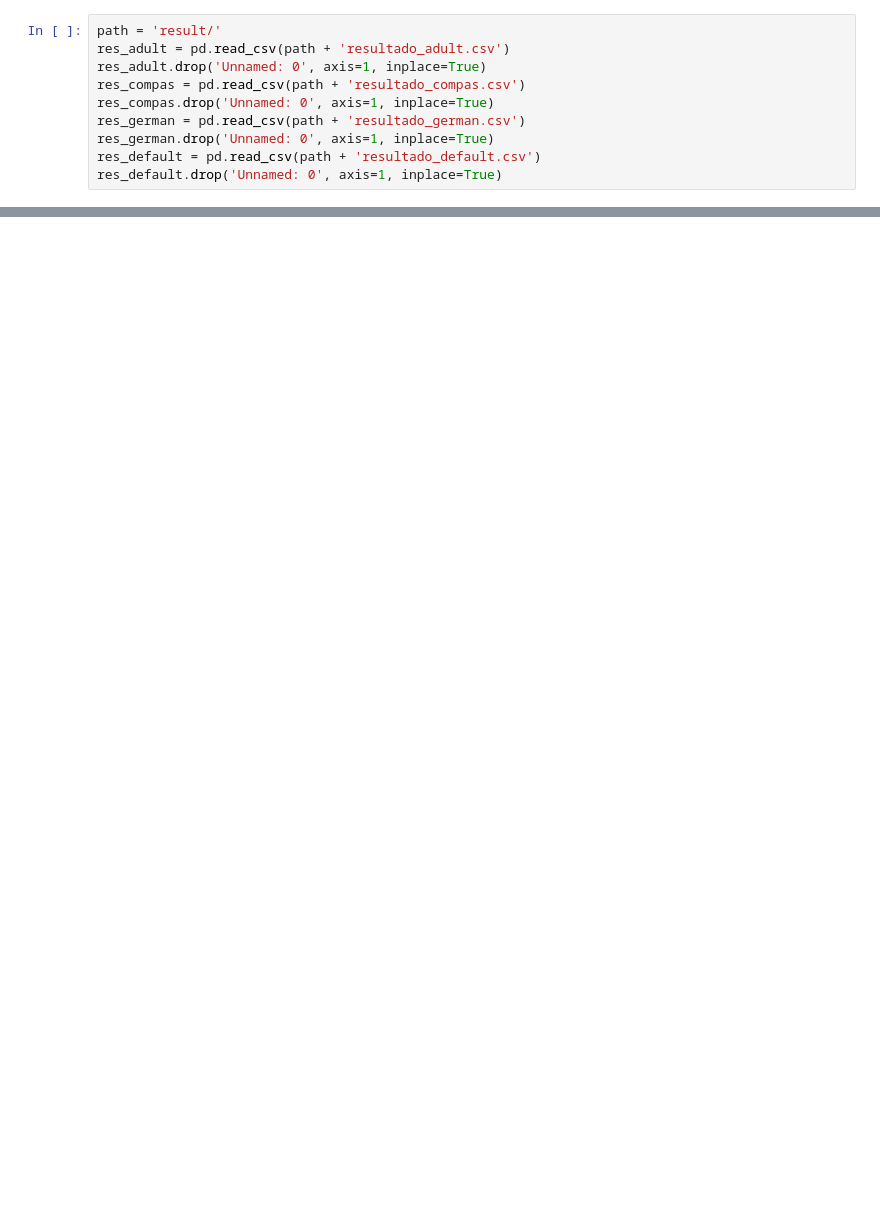
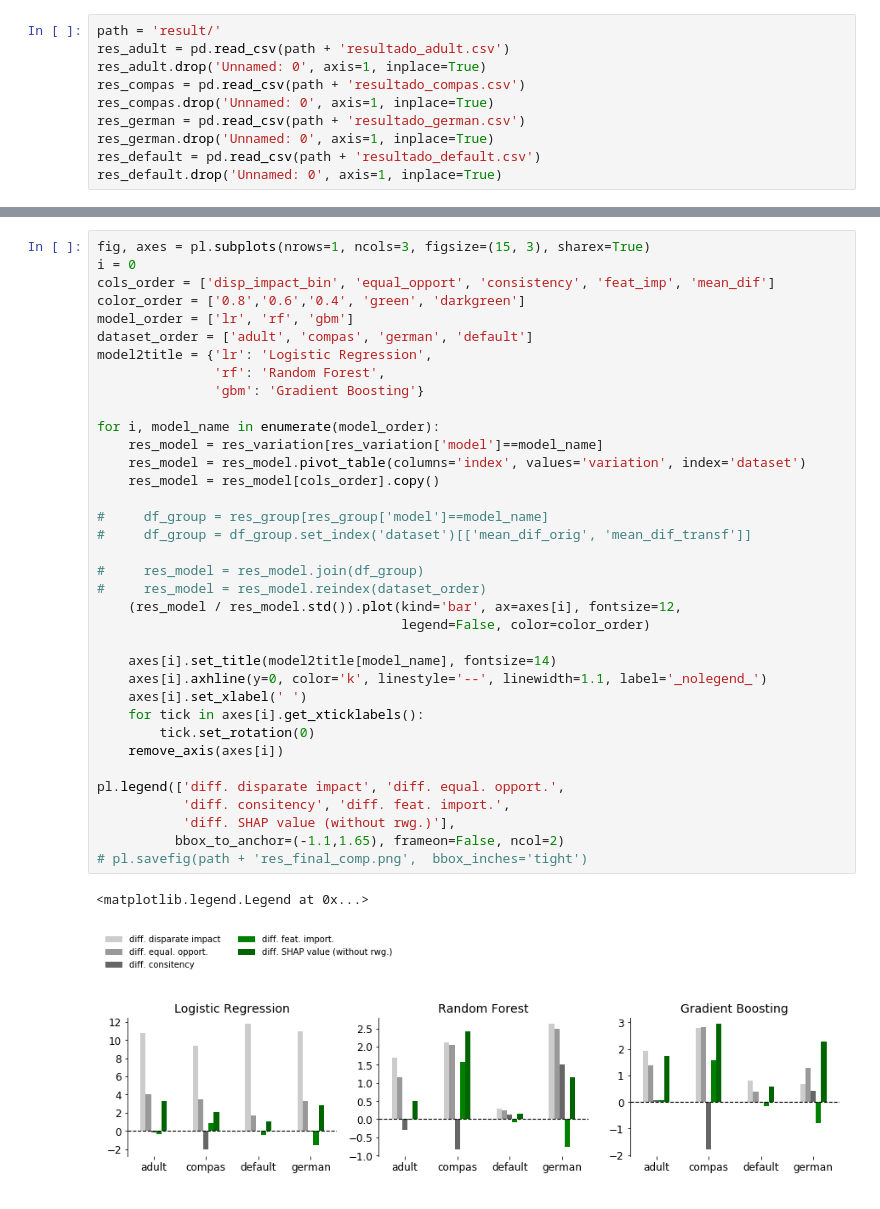
Before and after one commit to cesarojuliana/feature_importance_fairness, a Jupyter notebook: Results Analysis.ipynb, the cells around one changed output, grey strips where cells are left out. Cells and saved outputs as stored; diff of their text form; blank space fills up the shorter version.

```diff
--- a/Results Analysis.ipynb
+++ b/Results Analysis.ipynb
@@ -60,3 +90,42 @@ def remove_axis_left(ax):
+# %%
+fig, axes = pl.subplots(nrows=1, ncols=3, figsize=(15, 3), sharex=True)
+i = 0
+cols_order = ['disp_impact_bin', 'equal_opport', 'consistency', 'feat_imp', 'mean_dif']
+color_order = ['0.8','0.6','0.4', 'green', 'darkgreen']
+model_order = ['lr', 'rf', 'gbm']
+dataset_order = ['adult', 'compas', 'german', 'default']
+model2title = {'lr': 'Logistic Regression',
+               'rf': 'Random Forest',
+               'gbm': 'Gradient Boosting'}
+
+for i, model_name in enumerate(model_order):
+    res_model = res_variation[res_variation['model']==model_name]
+    res_model = res_model.pivot_table(columns='index', values='variation', index='dataset')
+    res_model = res_model[cols_order].copy()
+
+#     df_group = res_group[res_group['model']==model_name]
+#     df_group = df_group.set_index('dataset')[['mean_dif_orig', 'mean_dif_transf']]
+
+#     res_model = res_model.join(df_group)
+#     res_model = res_model.reindex(dataset_order)
+    (res_model / res_model.std()).plot(kind='bar', ax=axes[i], fontsize=12,
+                                       legend=False, color=color_order)
+
+    axes[i].set_title(model2title[model_name], fontsize=14)
+    axes[i].axhline(y=0, color='k', linestyle='--', linewidth=1.1, label='_nolegend_')
+    axes[i].set_xlabel(' ')
+    for tick in axes[i].get_xticklabels():
+        tick.set_rotation(0)
+    remove_axis(axes[i])
+
+pl.legend(['diff. disparate impact', 'diff. equal. opport.',
+           'diff. consitency', 'diff. feat. import.',
+           'diff. SHAP value (without rwg.)'],
+          bbox_to_anchor=(-1.1,1.65), frameon=False, ncol=2)
+# pl.savefig(path + 'res_final_comp.png',  bbox_inches='tight')
+# %% [output]
+<matplotlib.legend.Legend at 0x...>
+[figure, added]
 # %%
 x = list(range(4))
 my_xticks = ['adult', 'compas', 'german', 'default']
```
Also changed, not shown: parts of 12 cells of this notebook, 5 other files.
